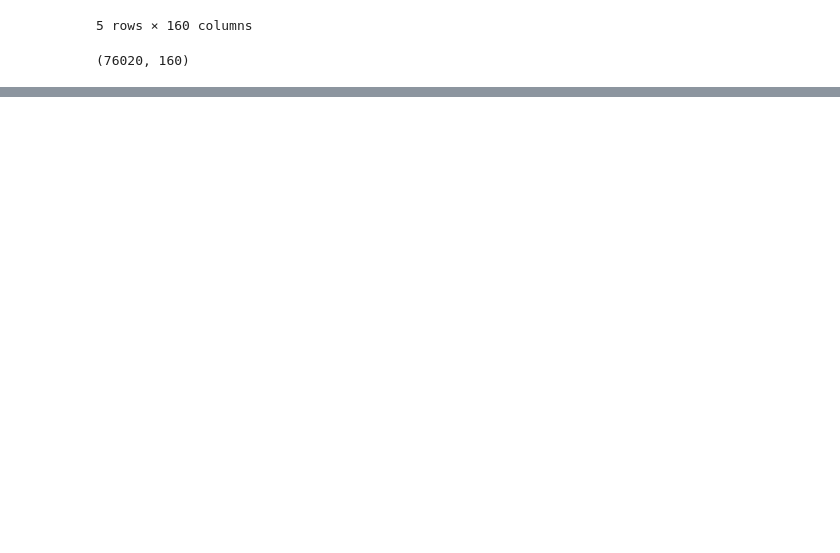
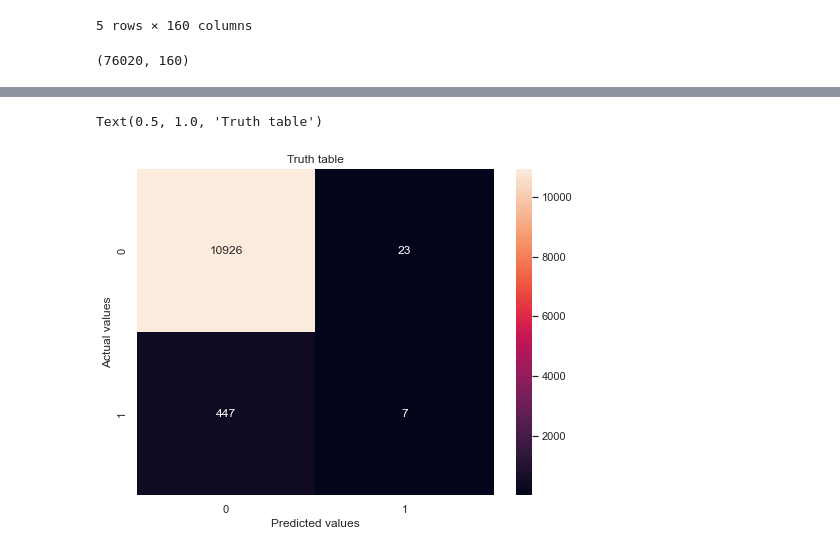
Before and after one commit to majidghassemi/santander-customer-satisfaction, a Jupyter notebook: main.ipynb, the cells around one changed output, grey strips where cells are left out. Drawn from its saved outputs; the diff is of its cells as text; code cells hidden in the pictures; blank space fills up the shorter version.

Commit message:
XGBoost method add

```diff
--- a/main.ipynb
+++ b/main.ipynb
@@ -158,7 +156,7 @@ sns.catplot(data = dataset, x = 'TARGET', kind = "count")
 # %% [markdown]
 ## Pre-Processing
 # %%
-X = dataset.drop(['TARGET', 'ID'], axis = 1)
+X = dataset.drop(labels = ['TARGET', 'ID'], axis = 1)
 y = dataset.TARGET
 # %%
 X.shape, y.shape
@@ -240,0 +241,2 @@ pca_df.shape
+# %%
+X_train, X_test, y_train, y_test = train_test_split(pca_X, y, test_size = 0.15, random_state = 1)
@@ -240,0 +348,10 @@ pca_df.shape
+# %%
+xg_model = XGBClassifier(base_score=0.5, booster='gbtree', colsample_bylevel=1,
+              colsample_bynode=1, colsample_bytree=0.5, gamma=1.0, gpu_id=-1,
+              importance_type='gain', interaction_constraints='',
+              learning_rate=1.8150512355968187, max_delta_step=0, max_depth=3,
+              min_child_weight=1778.2794100389228, missing=np.nan,
+              monotone_constraints='()', n_estimators=100, n_jobs=4,
+              num_parallel_tree=1, random_state=20, reg_alpha=0, reg_lambda=1,
+              scale_pos_weight=1, seed=20, subsample=1, tree_method='exact',
+              validate_parameters=1, verbosity=None)
@@ -240,0 +383,2 @@ pca_df.shape
+# %%
+y_predict = xg_model.predict(X_test)
@@ -240,0 +399,9 @@ pca_df.shape
+# %%
+plt.figure(figsize=(8, 6))
+sns.heatmap(confusion_matrix(y_test, y_predict), annot = True, fmt = 'g')
+plt.xlabel("Predicted values")
+plt.ylabel("Actual values")
+plt.title("Truth table")
+# %% [output]
+Text(0.5, 1.0, 'Truth table')
+[figure, added]
```
Also changed, not shown: parts of 30 cells of this notebook.
